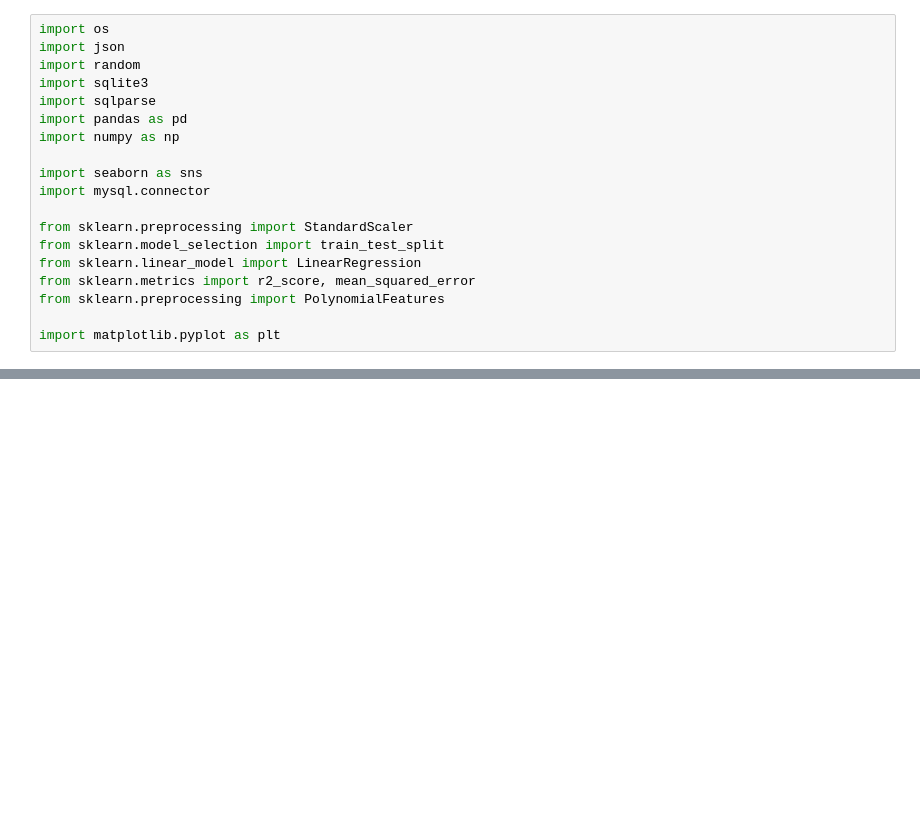
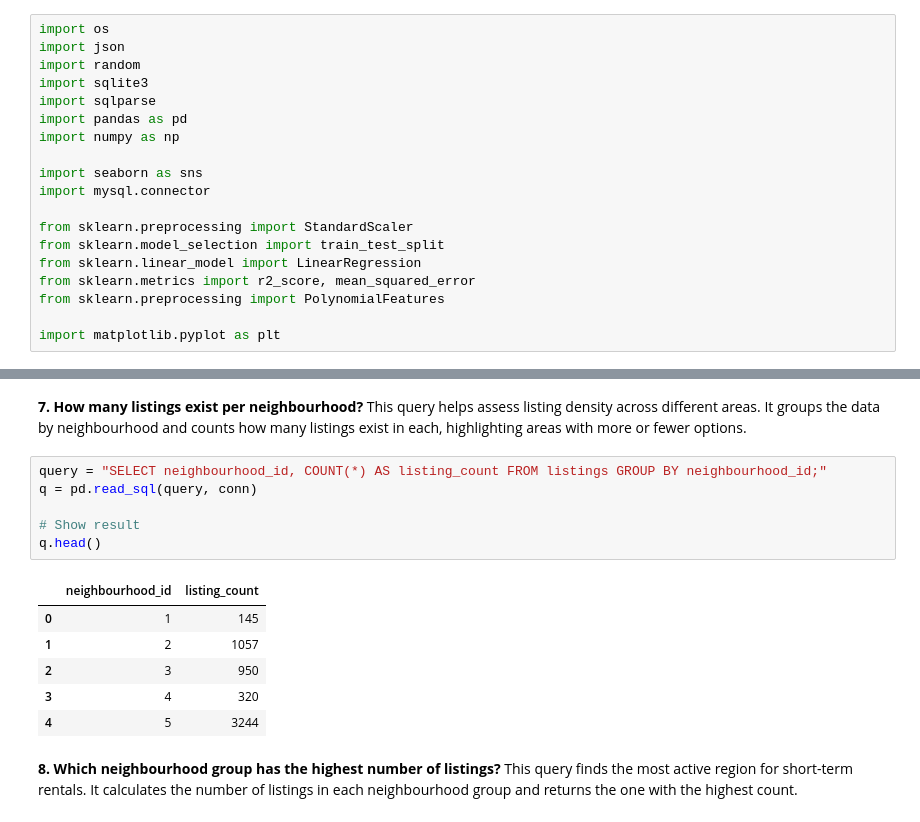
Before and after one commit to HopeMohola/Predict, a Jupyter notebook: Predict Practicals.ipynb, the cells around one changed output, grey strips where cells are left out. Cells and saved outputs as stored; diff of their text form; blank space fills up the shorter version.

```diff
--- a/Predict Practicals.ipynb
+++ b/Predict Practicals.ipynb
@@ -79,0 +172,21 @@ Opened SQLite database with version 3.49.1 successfully.
+# %% [markdown]
+**7. How many listings exist per neighbourhood?**
+This query helps assess listing density across different areas.
+It groups the data by neighbourhood and counts how many listings exist in each, highlighting areas with more or fewer options.
+# %%
+query = "SELECT neighbourhood_id, COUNT(*) AS listing_count FROM listings GROUP BY neighbourhood_id;"
+q = pd.read_sql(query, conn)
+
+# Show result
+q.head()
+# %% [output]
+|  | neighbourhood_id | listing_count |
+| 0 | 1 | 145 |
+| 1 | 2 | 1057 |
+| 2 | 3 | 950 |
+| 3 | 4 | 320 |
+| 4 | 5 | 3244 |
+# %% [markdown]
+**8. Which neighbourhood group has the highest number of listings?**
+This query finds the most active region for short-term rentals.
+It calculates the number of listings in each neighbourhood group and returns the one with the highest count.
```
Also changed, not shown: parts of 20 cells of this notebook.
